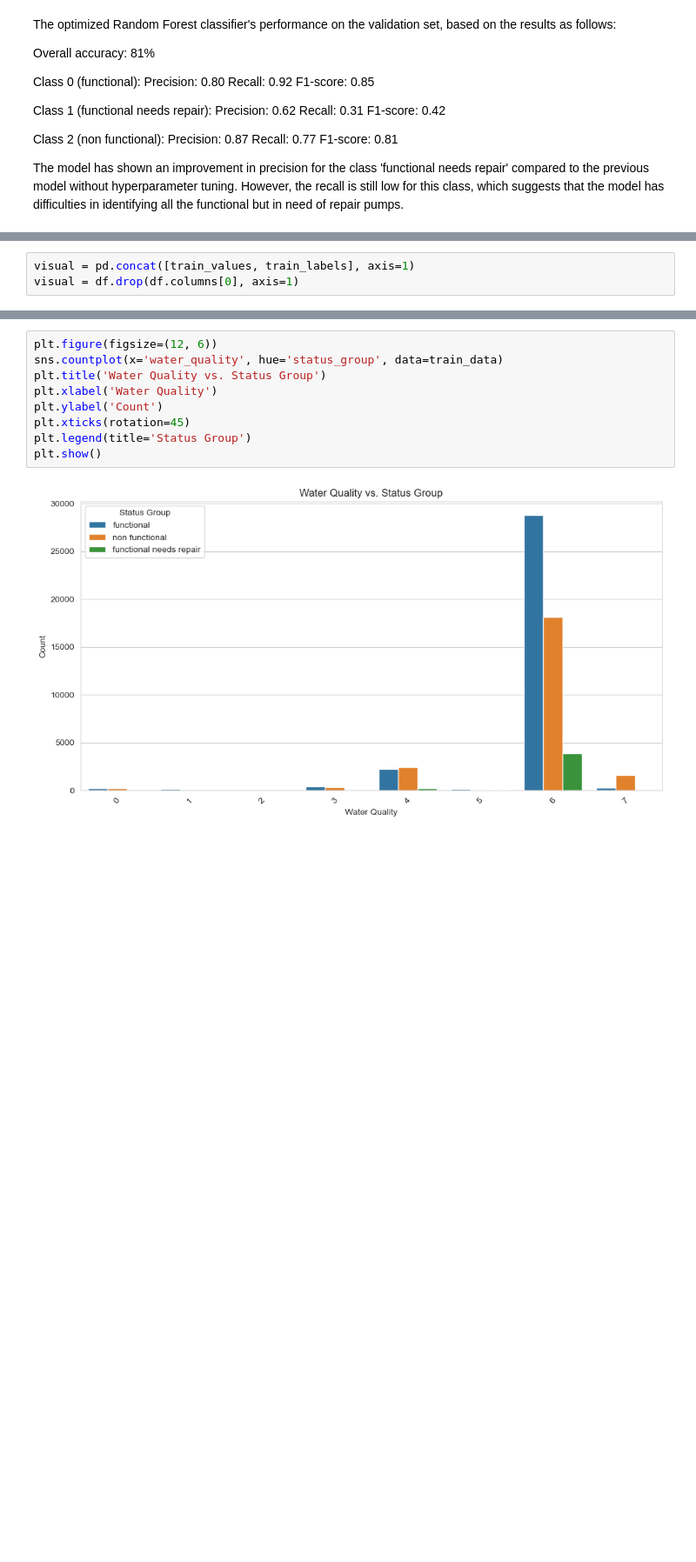
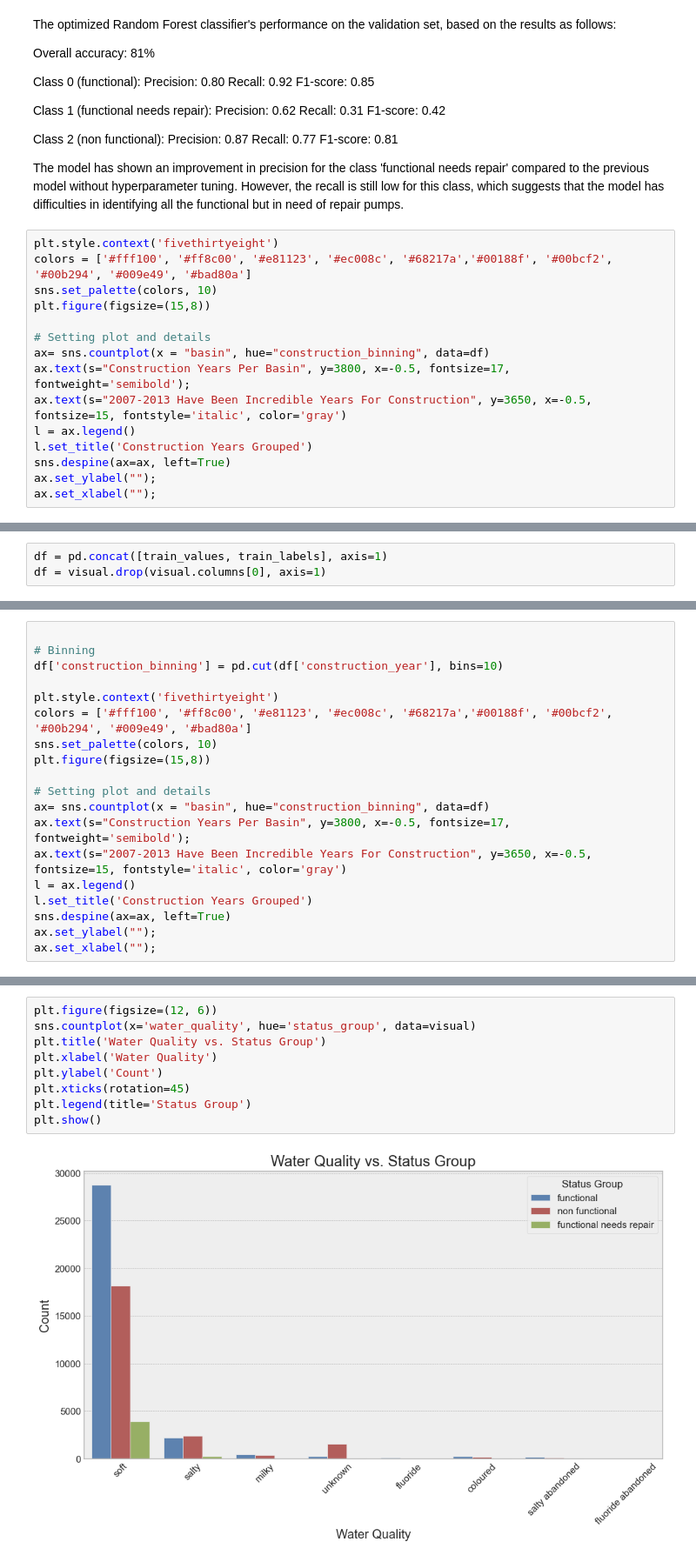
Before and after one commit to PeteZDj/Phase3Project, a Jupyter notebook: index.ipynb, the cells around one changed output, grey strips where cells are left out. Shown at 87% size. Drawn from its saved outputs; the diff is of its cells as text; blank space fills up the shorter version.

```diff
--- a/index.ipynb
+++ b/index.ipynb
@@ -424,3 +426,18 @@ Recall: 0.77
 F1-score: 0.81
 
 The model has shown an improvement in precision for the class 'functional needs repair' compared to the previous model without hyperparameter tuning. However, the recall is still low for this class, which suggests that the model has difficulties in identifying all the functional but in need of repair pumps.
+# %%
+plt.style.context('fivethirtyeight')
+colors = ['#fff100', '#ff8c00', '#e81123', '#ec008c', '#68217a','#00188f', '#00bcf2', '#00b294', '#009e49', '#bad80a']
+sns.set_palette(colors, 10)
+plt.figure(figsize=(15,8))
+
+# Setting plot and details
+ax= sns.countplot(x = "basin", hue="construction_binning", data=df)
+ax.text(s="Construction Years Per Basin", y=3800, x=-0.5, fontsize=17, fontweight='semibold');
+ax.text(s="2007-2013 Have Been Incredible Years For Construction", y=3650, x=-0.5, fontsize=15, fontstyle='italic', color='gray')
+l = ax.legend()
+l.set_title('Construction Years Grouped')
+sns.despine(ax=ax, left=True)
+ax.set_ylabel("");
+ax.set_xlabel("");
@@ -461,3 +480,3 @@ dtype: object
 # %%
-visual = pd.concat([train_values, train_labels], axis=1)
-visual = df.drop(df.columns[0], axis=1)
+df = pd.concat([train_values, train_labels], axis=1)
+df = visual.drop(visual.columns[0], axis=1)
@@ -463,0 +511,19 @@ visual = df.drop(df.columns[0], axis=1)
+# %%
+
+# Binning
+df['construction_binning'] = pd.cut(df['construction_year'], bins=10)
+
+plt.style.context('fivethirtyeight')
+colors = ['#fff100', '#ff8c00', '#e81123', '#ec008c', '#68217a','#00188f', '#00bcf2', '#00b294', '#009e49', '#bad80a']
+sns.set_palette(colors, 10)
+plt.figure(figsize=(15,8))
+
+# Setting plot and details
+ax= sns.countplot(x = "basin", hue="construction_binning", data=df)
+ax.text(s="Construction Years Per Basin", y=3800, x=-0.5, fontsize=17, fontweight='semibold');
+ax.text(s="2007-2013 Have Been Incredible Years For Construction", y=3650, x=-0.5, fontsize=15, fontstyle='italic', color='gray')
+l = ax.legend()
+l.set_title('Construction Years Grouped')
+sns.despine(ax=ax, left=True)
+ax.set_ylabel("");
+ax.set_xlabel("");
@@ -561,15 +630,15 @@ plt.show()
 [figure]
 # %%
 plt.figure(figsize=(12, 6))
-sns.countplot(x='water_quality', hue='status_group', data=train_data)
+sns.countplot(x='water_quality', hue='status_group', data=visual)
 plt.title('Water Quality vs. Status Group')
 plt.xlabel('Water Quality')
 plt.ylabel('Count')
 plt.xticks(rotation=45)
 plt.legend(title='Status Group')
 plt.show()
 # %% [output]
-[figure, old version]
+[figure, new version]
 # %%
 from sklearn.metrics import confusion_matrix
 
```
Also changed, not shown: parts of 12 cells of this notebook.
